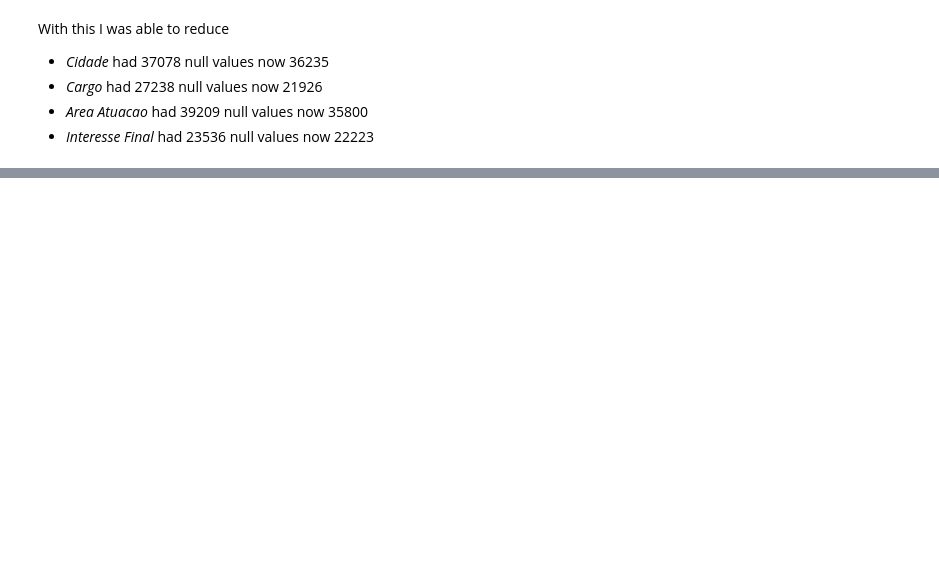
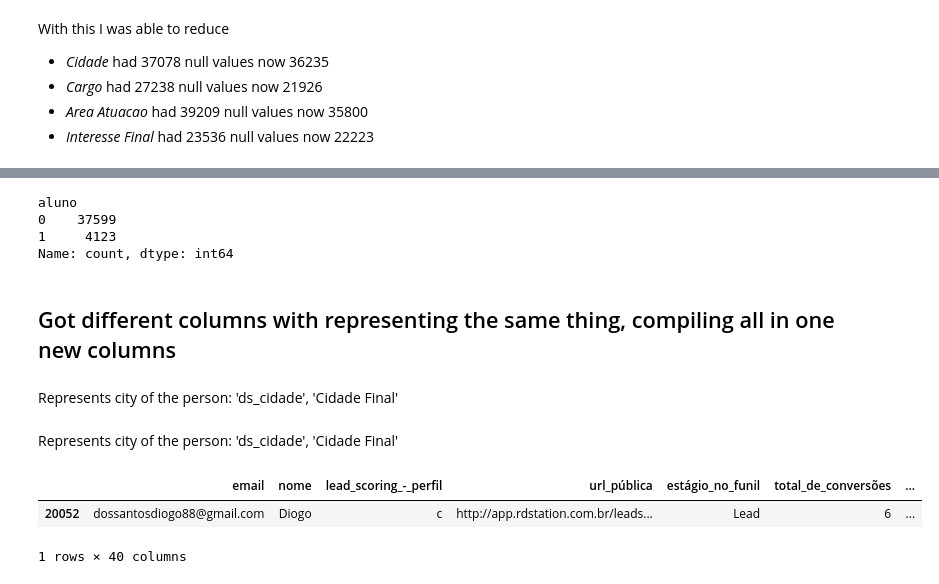
Before and after one commit to anaaristow/sustentare_analytics, a Jupyter notebook: eda_etl/extracting.ipynb, the cells around one changed output, grey strips where cells are left out. Cells and saved outputs as stored; diff of their text form; code cells hidden in the pictures; blank space fills up the shorter version.

```diff
--- a/eda_etl/extracting.ipynb
+++ b/eda_etl/extracting.ipynb
@@ -364,0 +287,2 @@ accuracy = accuracy_score(y_test, y_pred)
+# %%
+merge_left = rd_station_profile.merge(info_student_unimestre_unique, left_on='email', right_on='ds_email', how='left')
@@ -364,0 +291,12 @@ accuracy = accuracy_score(y_test, y_pred)
+# %%
+merge_left['aluno'] = (merge_left['cd_pessoa'].notnull()).astype(int)
+merge_left['aluno'].value_counts()
+# %% [output]
+aluno
+0    37599
+1     4123
+Name: count, dtype: int64
+# %% [markdown]
+## Got different columns with representing the same thing, compiling all in one new columns
+# %% [markdown]
+Represents city of the person: 'ds_cidade', 'Cidade Final'
@@ -364,0 +308,2 @@ accuracy = accuracy_score(y_test, y_pred)
+# %% [markdown]
+Represents city of the person: 'ds_cidade', 'Cidade Final'
@@ -364,0 +315,6 @@ accuracy = accuracy_score(y_test, y_pred)
+# %%
+merge_left.sample()
+# %% [output]
+|  | email | nome | lead_scoring_-_perfil | url_pública | estágio_no_funil | total_de_conversões | ... |
+| 20052 | dossantosdiogo88@gmail.com | Diogo | c | http://app.rdstation.com.br/leads... | Lead | 6 | ... |
+1 rows × 40 columns
```
Also changed, not shown: parts of 60 cells of this notebook, 7 other files.
